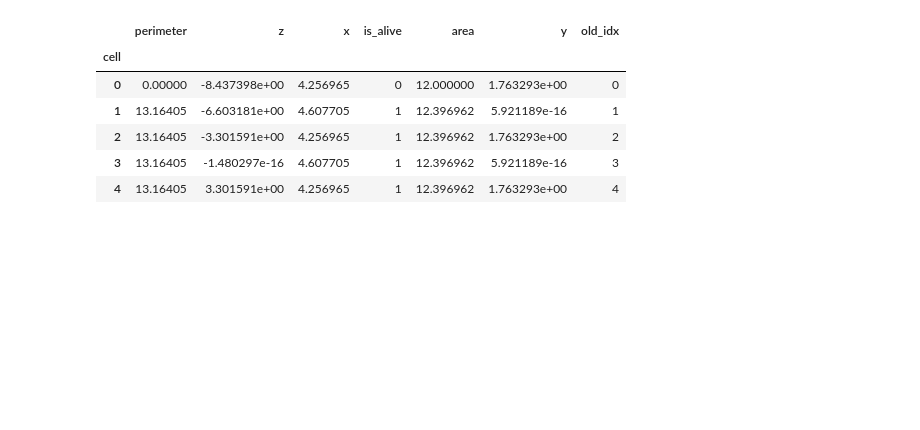
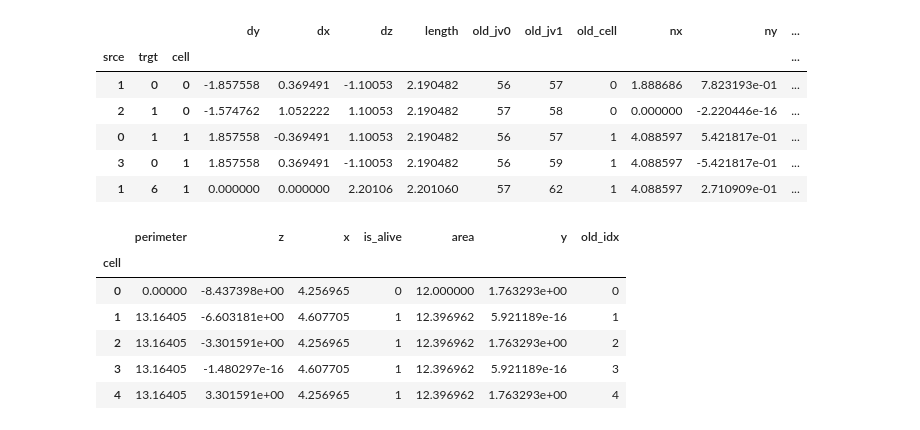
Before and after one commit to DamCB/tyssue, a Jupyter notebook: notebooks/leg_joint import/Energy minimization.ipynb, the cells around one changed output. Cells and saved outputs as stored; diff of their text form; code cells hidden in the pictures; blank space fills up the shorter version.

```diff
--- a/notebooks/leg_joint import/Energy minimization.ipynb
+++ b/notebooks/leg_joint import/Energy minimization.ipynb
@@ -18 +20,17 @@ eptm = Epithelium('emin', cell_df, jv_df, je_df)
+# %%
+h5store = 'small_hexagonal.hf5'
+datasets = hdf5.load_datasets(h5store, data_names=['cell', 'jv', 'je'])
+sheet = Sheet('emin', datasets)
+
+# hdf5.save_datasets('small_hexagonal.hf5', sheet)
+# %%
+sheet.je_df.head()
+# %% [output]
+|  |  |  | dy | dx | dz | length | old_jv0 | old_jv1 | old_cell | nx | ny | ... |
+| srce | trgt | cell |  |  |  |  |  |  |  |  |  | ... |
+| 1 | 0 | 0 | -1.857558 | 0.369491 | -1.10053 | 2.190482 | 56 | 57 | 0 | 1.888686 | 7.823193e-01 | ... |
+| 2 | 1 | 0 | -1.574762 | 1.052222 | 1.10053 | 2.190482 | 57 | 58 | 0 | 0.000000 | -2.220446e-16 | ... |
+| 0 | 1 | 1 | 1.857558 | -0.369491 | 1.10053 | 2.190482 | 56 | 57 | 1 | 4.088597 | 5.421817e-01 | ... |
+| 3 | 0 | 1 | 1.857558 | 0.369491 | -1.10053 | 2.190482 | 56 | 59 | 1 | 4.088597 | -5.421817e-01 | ... |
+| 1 | 6 | 1 | 0.000000 | 0.000000 | 2.20106 | 2.201060 | 57 | 62 | 1 | 4.088597 | 2.710909e-01 | ... |
 # %%
```
Also changed, not shown: parts of 30 cells of this notebook, 9 other files.
